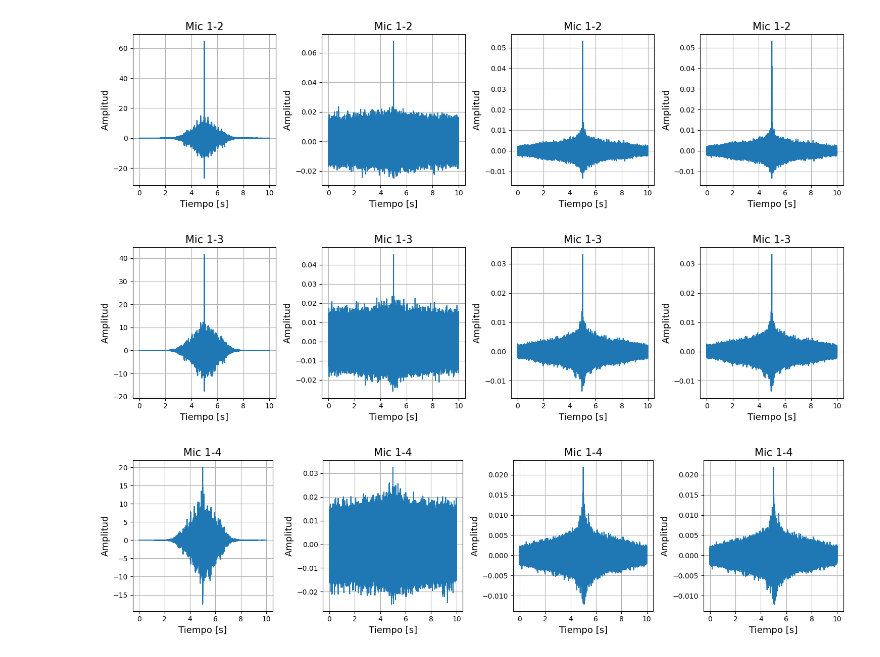
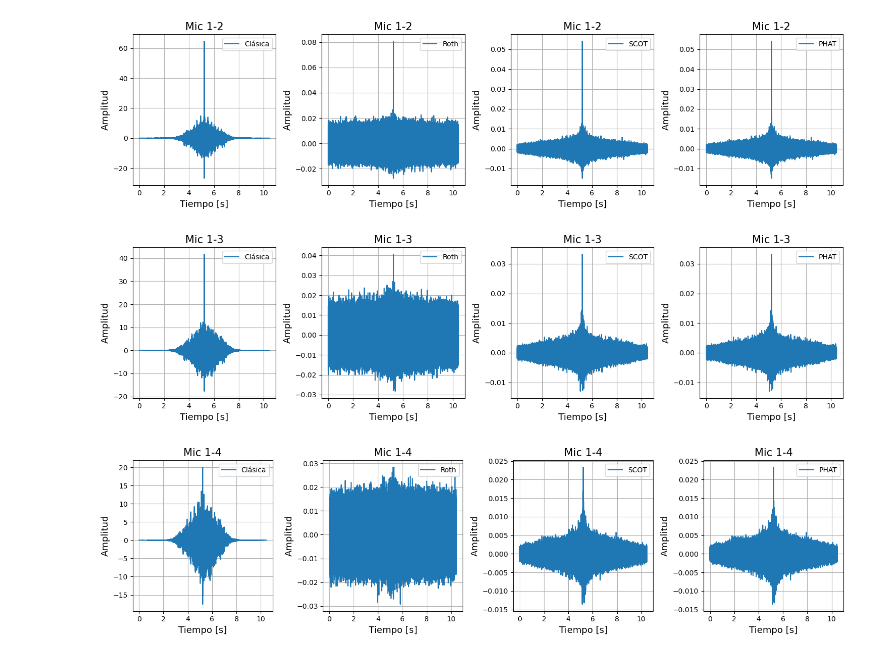
Before and after one commit to Joaqo99/DSP-TP, a Jupyter notebook: test_campo_difuso.ipynb, the cells around one changed output. Saved outputs shown, nothing was run; the diff lists cells and outputs as text; code cells hidden in the pictures.

```diff
--- a/test_campo_difuso.ipynb
+++ b/test_campo_difuso.ipynb
@@ -281,7 +46,7 @@ grabaciones = room.mic_array.signals
 
 for i in np.arange(len(grabaciones)):
     mic_i = grabaciones[i]
-    dur, t = get_audio_time_array(mic_i, fs)
+    dur, t = af.get_audio_time_array(mic_i, fs)
     mic_plot = {"time vector":t, "signal":mic_i, "label":f"Señal del Micrófono {i}"}
     plot.plot_signal(mic_plot)
     IPython.display.display(IPython.display.Audio(mic_i, rate = fs))
@@ -298,15 +63,2 @@ print(len(mic_i))
 [interactive output not drawn]
 250854
-# %%
-corr = []
-for i in np.arange(len(grabaciones)-1):
-    corr_class = signal.correlate(grabaciones[0], grabaciones[i+1])
-    corr.append(corr_class)
-
-_, t_corr = get_audio_time_array(corr[0], fs)
-
-corr_plot_1 = {"x":t_corr, "y":corr[0], "pos":0, "legend":f"Corr Ref y 2"}
-corr_plot_2 = {"x":t_corr, "y":corr[1], "pos":1, "legend":f"Corr Ref y 3"}
-corr_plot_3 = {"x":t_corr, "y":corr[2], "pos":2, "legend":f"Corr Ref y 4"}
-
-signals_ploter(corr_plot_1, corr_plot_2, corr_plot_3, col=3, size=(15, 4))
@@ -318,7 +68,7 @@ for i in np.arange(len(grabaciones)-1):
     corr_class = signal.correlate(grabaciones[0], grabaciones[i+1])
     corr.append(corr_class)
 
-_, t_corr = get_audio_time_array(corr[0], fs)
+_, t_corr = af.get_audio_time_array(corr[0], fs)
 
 corr_1_pd = lambda: plot.plot_signal({"time vector":t_corr, "signal":corr[0]}, title="Mic 1-2", grid=True, show=False)
 corr_2_pd = lambda: plot.plot_signal({"time vector":t_corr, "signal":corr[1]}, title="Mic 1-3", grid=True, show=False)
@@ -330,12 +79,0 @@ plot.multiplot(corr_1_pd, corr_2_pd, corr_3_pd, figsize=(15, 4), ncols=3)
-# %%
-for i in np.arange(len(grabaciones)-1):
-    corr_class = af.cross_corr(grabaciones[0], grabaciones[i+1], fs=fs)
-    corr_roth = af.cross_corr(grabaciones[0], grabaciones[i+1], fs=fs, mode="ROTH")
-    corr_scot = af.cross_corr(grabaciones[0], grabaciones[i+1], fs=fs, mode="SCOT")
-    corr_phat = af.cross_corr(grabaciones[0], grabaciones[i+1], fs=fs, mode="PHAT")
-    _, t_corr = get_audio_time_array(corr_class, fs)
-    corr_plot_class = {"x":t_corr, "y":corr_class, "pos":0, "legend":f"Clásica"}
-    corr_plot_roth = {"x":t_corr, "y":corr_roth, "pos":1, "legend":f"ROTH"}
-    corr_plot_scot = {"x":t_corr, "y":corr_scot, "pos":2, "legend":f"SCOT"}
-    corr_plot_phat = {"x":t_corr, "y":corr_phat, "pos":3, "legend":f"PHAT"}
-    signals_ploter(corr_plot_class, corr_plot_roth, corr_plot_scot, corr_plot_phat, col=4, size=(15, 4))
@@ -346,17 +80,17 @@ for i in np.arange(len(grabaciones)-1):
 # %%
 for i in np.arange(len(grabaciones)-1):
     corr_class = af.cross_corr(grabaciones[0], grabaciones[i+1], fs=fs)
     corr_roth = af.cross_corr(grabaciones[0], grabaciones[i+1], fs=fs, mode="ROTH")
     corr_scot = af.cross_corr(grabaciones[0], grabaciones[i+1], fs=fs, mode="SCOT")
     corr_phat = af.cross_corr(grabaciones[0], grabaciones[i+1], fs=fs, mode="PHAT")
-    _, t_corr = get_audio_time_array(corr_class, fs)
-    corr_class_pd = lambda: plot.plot_signal({"time vector":t_corr, "signal":corr_class}, title=f"Mic 1-{i+2}", grid=True, show=False)
-    corr_roth_pd = lambda: plot.plot_signal({"time vector":t_corr, "signal":corr_roth}, title=f"Mic 1-{i+2}", grid=True, show=False)
-    corr_scot_pd = lambda: plot.plot_signal({"time vector":t_corr, "signal":corr_scot}, title=f"Mic 1-{i+2}", grid=True, show=False)
-    corr_phat_pd = lambda: plot.plot_signal({"time vector":t_corr, "signal":corr_phat}, title=f"Mic 1-{i+2}", grid=True, show=False)
+    _, t_corr = af.get_audio_time_array(corr_class, fs)
+    corr_class_pd = lambda: plot.plot_signal({"time vector":t_corr, "signal":corr_class, "label":"Clásica"}, legend=True, title=f"Mic 1-{i+2}", grid=True, show=False)
+    corr_roth_pd = lambda: plot.plot_signal({"time vector":t_corr, "signal":corr_roth, "label":"Roth"}, legend=True, title=f"Mic 1-{i+2}", grid=True, show=False)
+    corr_scot_pd = lambda: plot.plot_signal({"time vector":t_corr, "signal":corr_scot, "label":"SCOT"}, legend=True, title=f"Mic 1-{i+2}", grid=True, show=False)
+    corr_phat_pd = lambda: plot.plot_signal({"time vector":t_corr, "signal":corr_phat, "label":"PHAT"}, legend=True, title=f"Mic 1-{i+2}", grid=True, show=False)
 
     plot.multiplot(corr_class_pd, corr_roth_pd, corr_scot_pd, corr_phat_pd, figsize=(15, 4), ncols=4)
 # %% [output]
-[figure, old version]
+[figure, new version]
-[figure, old version]
+[figure, new version]
-[figure, old version]
+[figure, new version]
```
Also changed, not shown: parts of 6 cells of this notebook, 1 other file.
